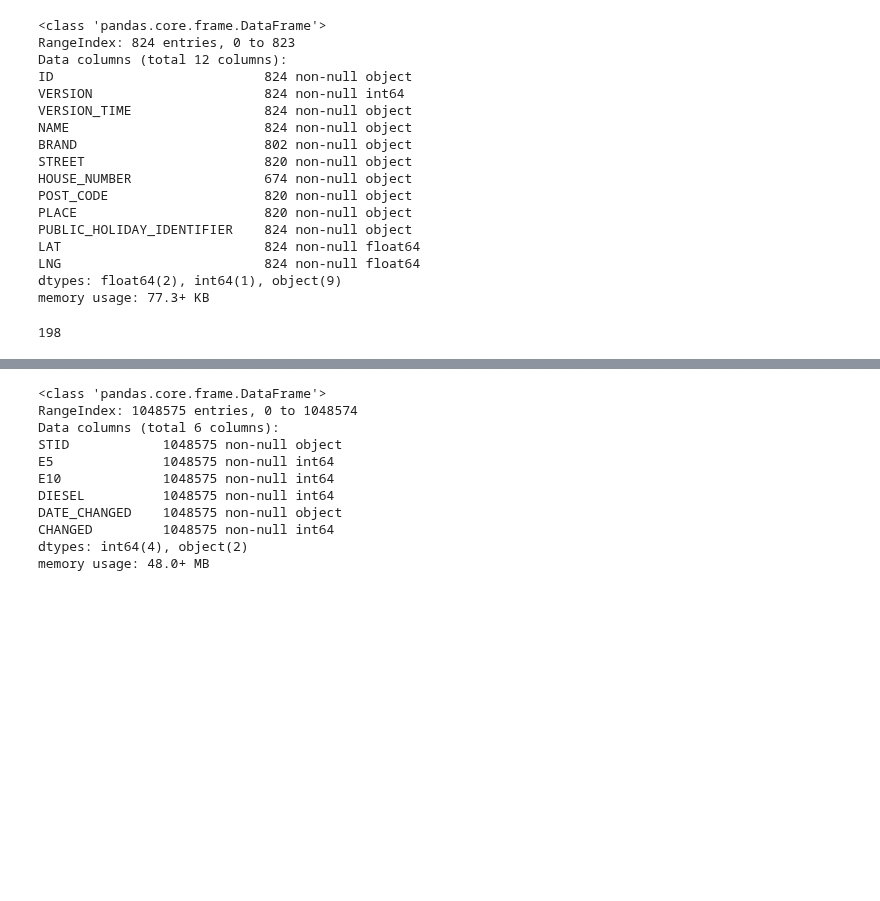
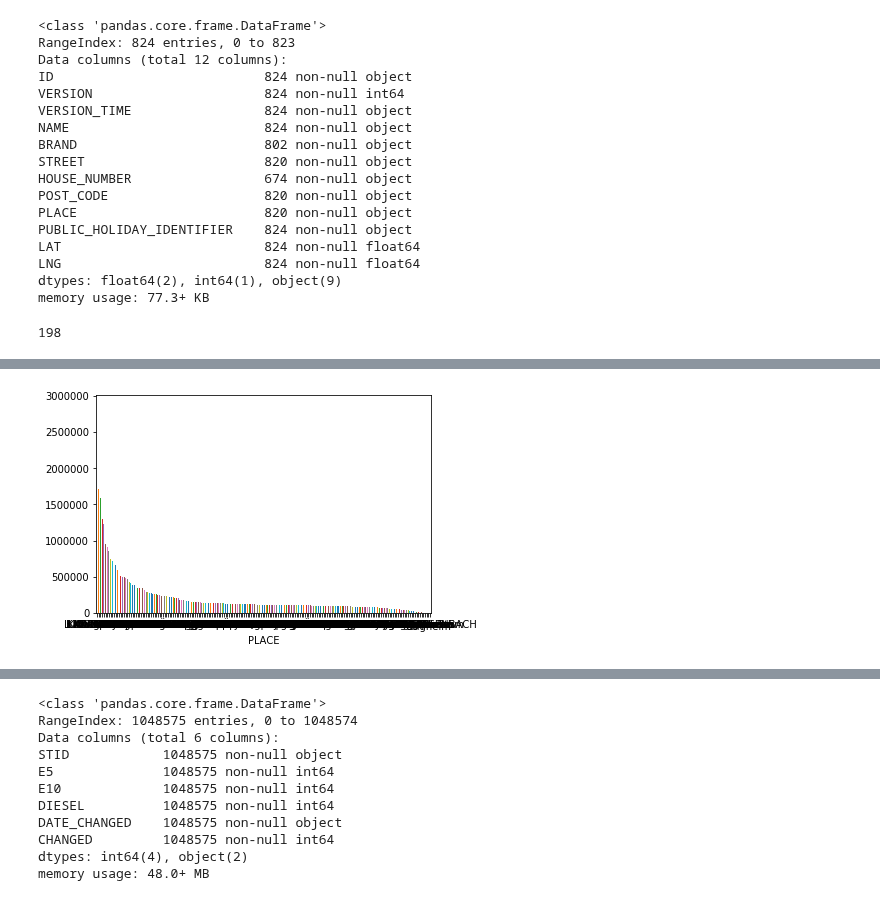
Before and after one commit to sumittomer/Data-Science-Lecture, a Jupyter notebook: Python Code.ipynb, the cells around one changed output, grey strips where cells are left out. Cells and saved outputs as stored; diff of their text form; code cells hidden in the pictures; blank space fills up the shorter version.

```diff
--- a/Python Code.ipynb
+++ b/Python Code.ipynb
@@ -71,0 +111,6 @@ data_sta['PLACE'].nunique()
+# %%
+combined_Data = pd.merge(prices, station, left_on = 'STID', right_on = 'ID')
+# %%
+
+combine_place = combined_Data.groupby(['PLACE'])['CHANGED'].sum().sort_values( ascending=False)
+print (combine_place)
@@ -71,0 +155,4 @@ data_sta['PLACE'].nunique()
+# %%
+ax = combine_place.plot.bar(x='PLACE', y='CHANGED', rot=0)
+# %% [output]
+[figure, added]
```
Also changed, not shown: parts of 21 cells of this notebook.
